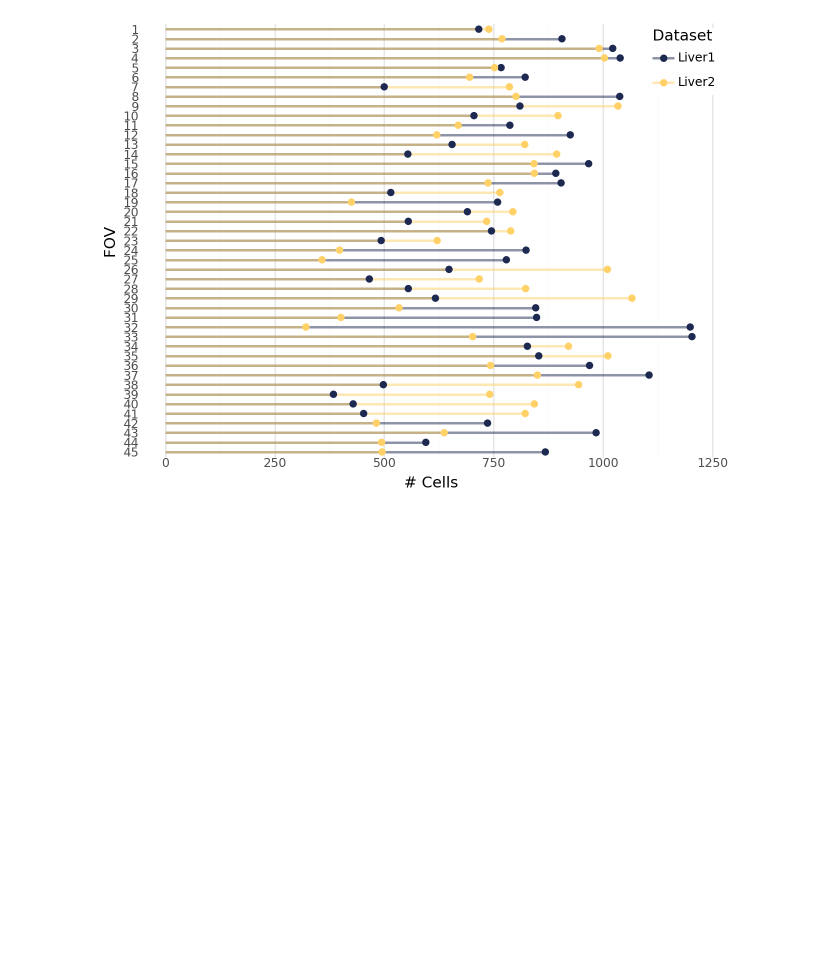
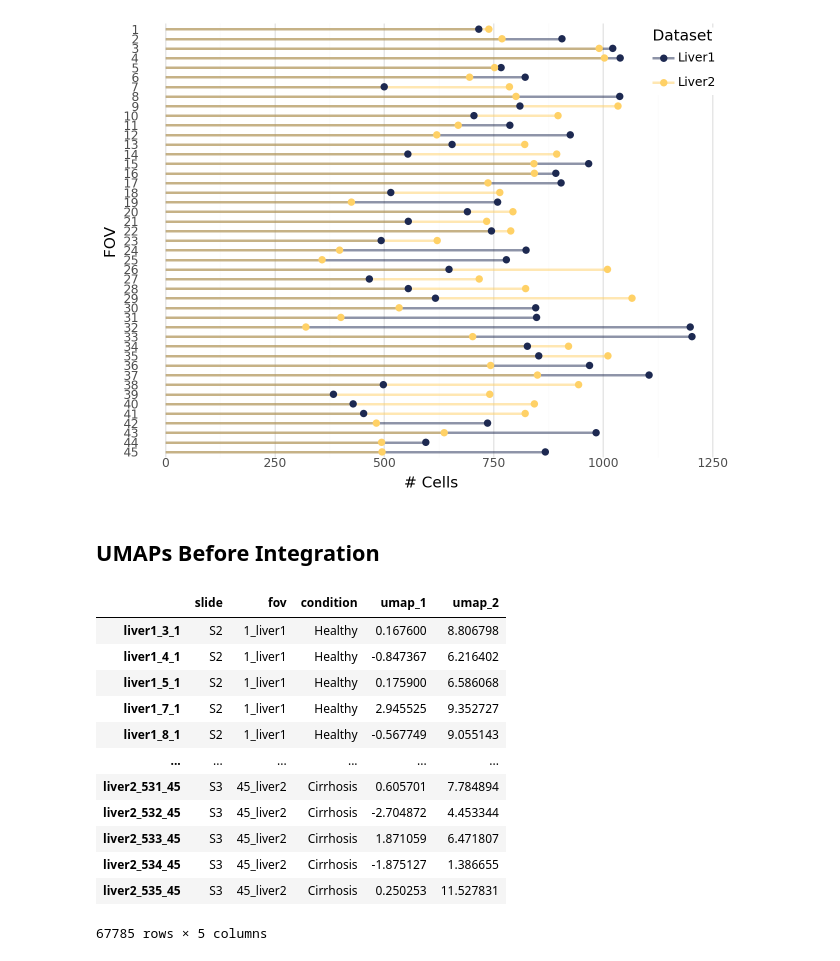
Before and after one commit to ChrisKoll/EDA-Spatial-Liver, a Jupyter notebook: figures/thesis_plots.ipynb, the cells around one changed output. Cells and saved outputs as stored; diff of their text form; code cells hidden in the pictures; blank space fills up the shorter version.

```diff
--- a/figures/thesis_plots.ipynb
+++ b/figures/thesis_plots.ipynb
@@ -166,3 +191,30 @@ ggsave(plot, "output/#cells_per_fov.svg")
 plot
 # %% [output]
 [figure]
+# %% [markdown]
+## UMAPs Before Integration
+# %%
+data = pd.read_feather("data/pdata_umaps_ST.feather")
+data["condition"] = data["condition"].map(
+    {
+        "healthy": "Healthy",
+        "steatosis": "Steatosis",
+        "cirrhosis": "Cirrhosis",
+        "aclf": "ACLF",
+    }
+)
+data
+# %% [output]
+|  | slide | fov | condition | umap_1 | umap_2 |
+| liver1_3_1 | S2 | 1_liver1 | Healthy | 0.167600 | 8.806798 |
+| liver1_4_1 | S2 | 1_liver1 | Healthy | -0.847367 | 6.216402 |
+| liver1_5_1 | S2 | 1_liver1 | Healthy | 0.175900 | 6.586068 |
+| liver1_7_1 | S2 | 1_liver1 | Healthy | 2.945525 | 9.352727 |
+| liver1_8_1 | S2 | 1_liver1 | Healthy | -0.567749 | 9.055143 |
+| ... | ... | ... | ... | ... | ... |
+| liver2_531_45 | S3 | 45_liver2 | Cirrhosis | 0.605701 | 7.784894 |
+| liver2_532_45 | S3 | 45_liver2 | Cirrhosis | -2.704872 | 4.453344 |
+| liver2_533_45 | S3 | 45_liver2 | Cirrhosis | 1.871059 | 6.471807 |
+| liver2_534_45 | S3 | 45_liver2 | Cirrhosis | -1.875127 | 1.386655 |
+| liver2_535_45 | S3 | 45_liver2 | Cirrhosis | 0.250253 | 11.527831 |
+67785 rows × 5 columns
```
Also changed, not shown: parts of 6 cells of this notebook, 4 other files.
